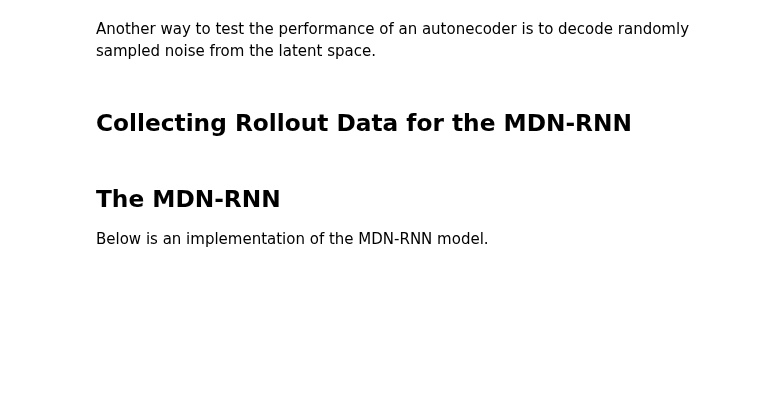
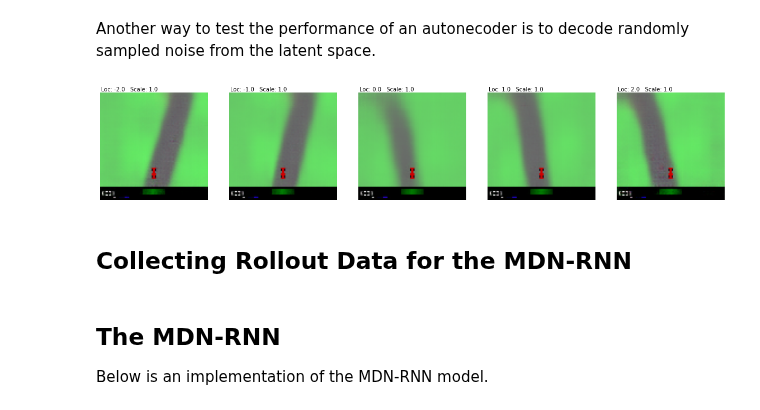
Before and after one commit to DCtheTall/generative-deep-learning, a Jupyter notebook: 8-play/WorldModel.ipynb, the cells around one changed output. Saved outputs shown, nothing was run; the diff lists cells and outputs as text; code cells hidden in the pictures; blank space fills up the shorter version.

```diff
--- a/8-play/WorldModel.ipynb
+++ b/8-play/WorldModel.ipynb
@@ -309,3 +334,15 @@ y = plt.imshow(
+# %%
+plt.figure(figsize=(20, 10))
+
+for i in range(5):
+  plt.subplot(1, 5, i + 1)
+  loc = -2.0 + i
+  plt.imshow(
+      vae.decoder.predict(np.random.normal(loc, 1.0, size=(1, Z_DIM)))[0])
+  plt.axis('off')
+  plt.text(0.5, -2.0, 'Loc: {}   Scale: {}'.format(loc, scale))
+# %% [output]
+[figure, added]
 # %% [markdown]
 ## Collecting Rollout Data for the MDN-RNN
 # %%
```
Also changed, not shown: parts of 20 cells of this notebook.
